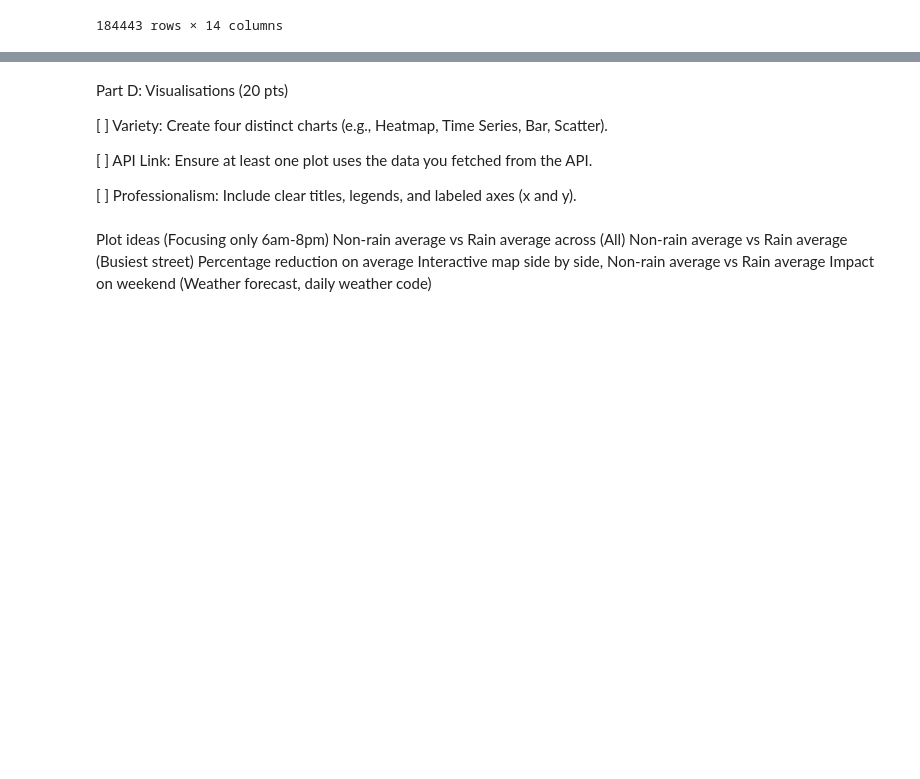
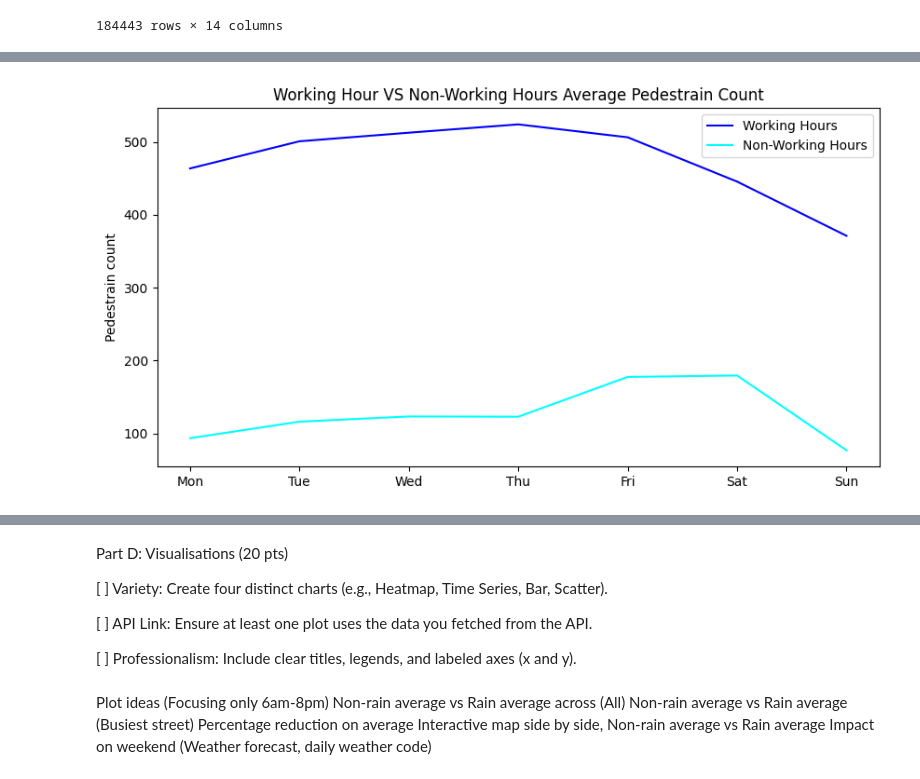
Before and after one commit to jhe482-uoa/Auckland-CBD-Pedestrian-Analysis, a Jupyter notebook: Code.ipynb, the cells around one changed output, grey strips where cells are left out. Cells and saved outputs as stored; diff of their text form; code cells hidden in the pictures; blank space fills up the shorter version.

```diff
--- a/Code.ipynb
+++ b/Code.ipynb
@@ -261,0 +279,18 @@ merged
+# %%
+day_labels = ['Mon', 'Tue', 'Wed', 'Thu', 'Fri', 'Sat', 'Sun']
+
+fig, ax = plt.subplots(figsize=(10,5))
+
+ax.plot(working_hour_mean.index, working_hour_mean, color='b', label='Working Hours')
+ax.plot(non_working_hour_mean.index, non_working_hour_mean, color='aqua', label='Non-Working Hours')
+
+ax.set_title("Working Hour VS Non-Working Hours Average Pedestrain Count")
+ax.set_ylabel("Pedestrain count")
+ax.legend()
+
+ax.set_xticks(range(7))
+ax.set_xticklabels(day_labels)
+
+plt.show()
+# %% [output]
+[figure, added]
```
Also changed, not shown: parts of 23 cells of this notebook, 1 other file.
